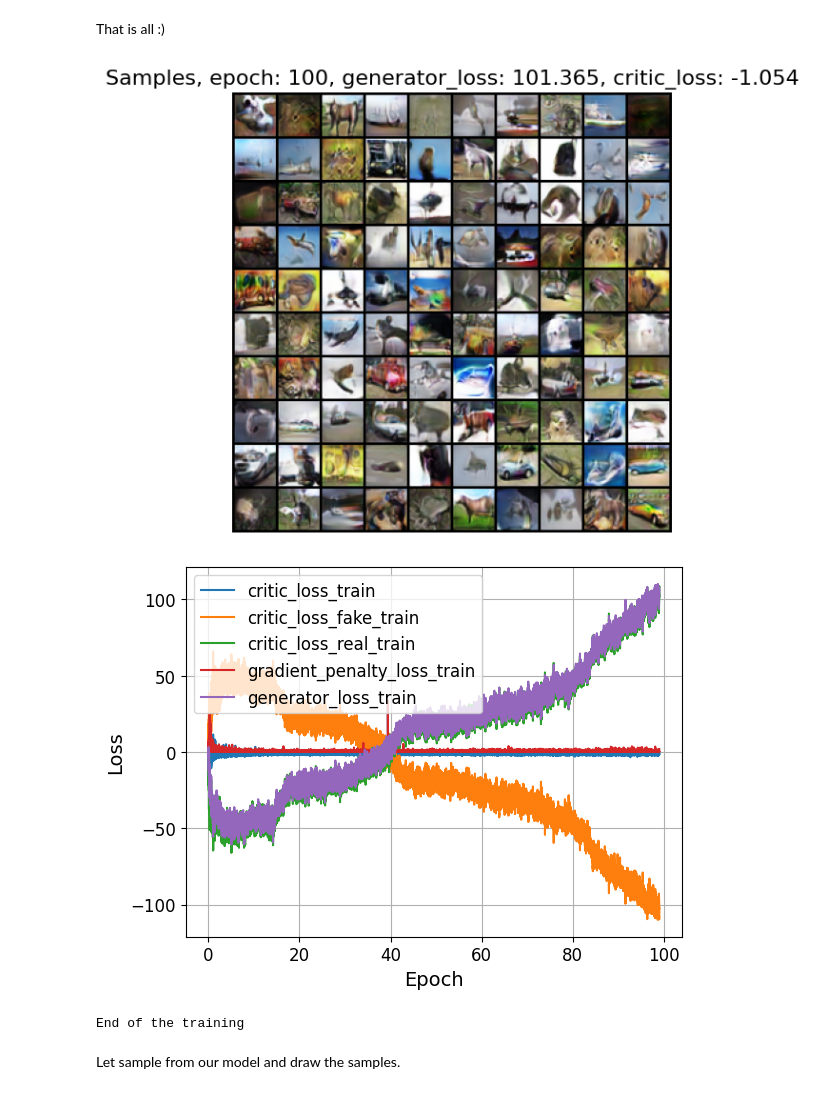
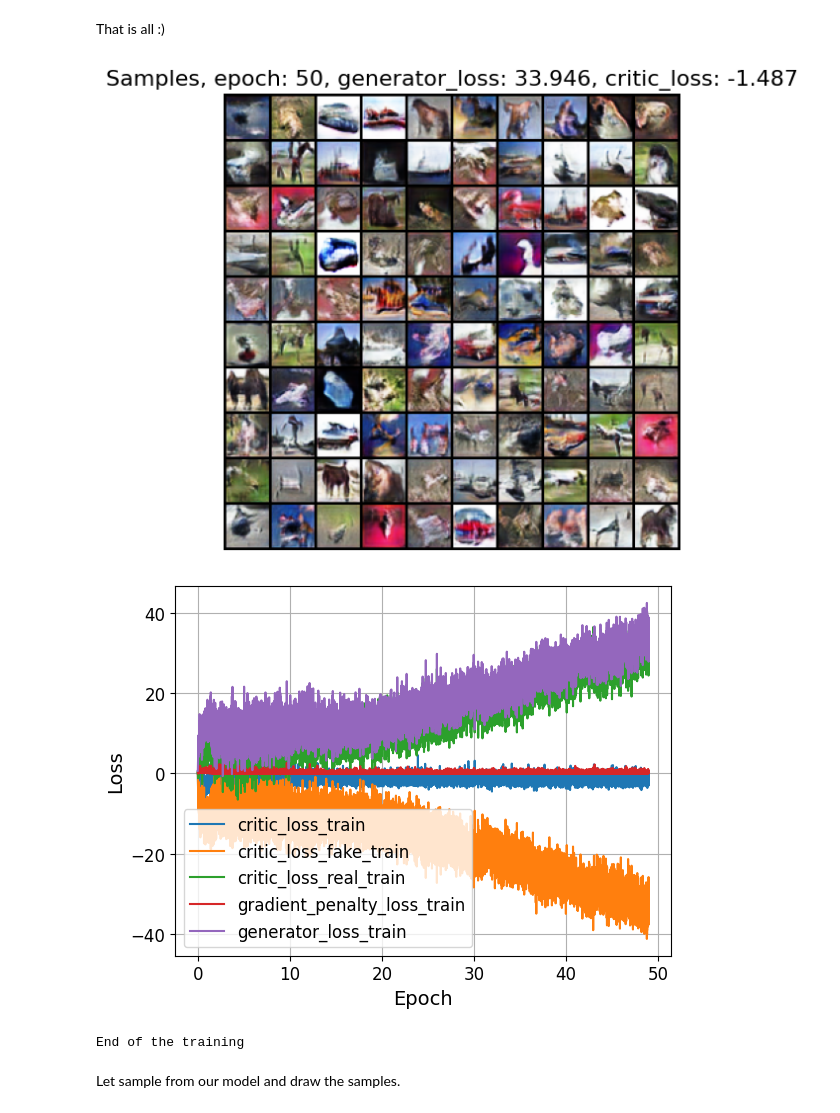
Before and after one commit to fantdali/2025-DGM-MIPT-YSDA-course, a Jupyter notebook: homeworks/hw3.ipynb, the cells around one changed output. Saved outputs shown, nothing was run; the diff lists cells and outputs as text; code cells hidden in the pictures.

```diff
--- a/homeworks/hw3.ipynb
+++ b/homeworks/hw3.ipynb
@@ -841,6 +1020,14 @@ def test_wgan():
     assert isinstance(loss, dict)
 
 test_wgan()
+# %%
+def normalize_data(data):
+    data = torch.from_numpy(data).float()
+    data = data * 2 - 1
+    return data
+
+train_data_normilized = normalize_data(train_data)
+test_data_normilized = normalize_data(test_data)
 # %%
 # ====
 # your code
@@ -930,7 +1120,10 @@ class WGAN_GP(WGAN):
         # 1) sample t
         # 2) create x_t (be careful about shapes)
         # 3) apply critic to x_t
-
+        t = torch.rand(batch_size, 1, 1, 1).to(real_data.device)
+        x_t = t * real_data + (1 - t) * fake_data
+        x_t.requires_grad_(True)
+        d_output = self.discriminator(x_t)
         # ====
         gradients = torch.autograd.grad(
             outputs=d_output,
@@ -940,19 +1133,28 @@ class WGAN_GP(WGAN):
             retain_graph=True,
         )[0]
 
-        gradients = gradients.reshape(batch_size, -1)
+        gradients = gradients.reshape(batch_size, -1) # (batch_size, output_dim)
         # ====
         # your code
         # compute gradient norm
-
+        gradients_norm = gradients.norm(2, dim=1)
         # ====
         return ((gradients_norm - 1) ** 2).mean()
 
     def loss_discriminator(self, x: torch.Tensor) -> dict:
-        fake_data = self.sample(x.shape[0])
+        with torch.no_grad():
+            normal = torch.randn(size=[x.shape[0], self.input_size], device=self.device)
+            fake_data = self(normal)
         # ====
         # your code
         # calculate critic loss (both terms)
+        fake_scores = self.discriminator(fake_data)
+        real_scores = self.discriminator(x)
+
+        d_loss_fake = fake_scores.mean()
+        d_loss_real = -real_scores.mean()
+        gp = self.gradient_penalty(x, fake_data)
+        d_loss = d_loss_fake + d_loss_real + self.gp_weight * gp
 
         # ====
         losses = {
@@ -967,41 +1169,41 @@ That is all :)
 # %%
 # ====
 # your code
 # choose these parameters
-BATCH_SIZE =
-N_CHANNELS =
-EPOCHS =
-CRITIC_STEPS =
-GP_WEIGHT =
-LR =
+BATCH_SIZE = 64
+N_CHANNELS = 64
+EPOCHS = 50
+CRITIC_STEPS = 3
+GP_WEIGHT = 2.0
+LR = 1e-4
 # ====
 
-train_loader = data.DataLoader(train_data, batch_size=BATCH_SIZE, shuffle=True)
+train_loader = data.DataLoader(train_data_normilized, batch_size=BATCH_SIZE, shuffle=True)
 wgan_gp = WGAN_GP(gp_weight=GP_WEIGHT, input_size=128, n_channels=N_CHANNELS)
 
 # ====
 # your code
 # choose any optimizer as you want
 generator_optimizer = torch.optim.Adam(wgan_gp.generator.parameters(), lr=LR, betas=(0.0, 0.9))
 discriminator_optimizer = torch.optim.Adam(wgan_gp.discriminator.parameters(), lr=LR, betas=(0.0, 0.9))
 # ====
 
 train_adversarial(
     wgan_gp,
     train_loader,
     epochs=EPOCHS,
     d_steps=CRITIC_STEPS,
     generator_optimizer=generator_optimizer,
     discriminator_optimizer=discriminator_optimizer,
     device=DEVICE,
     generator_loss_key="generator_loss",
     discriminator_loss_key="critic_loss",
     n_samples=100,
     visualize_samples=True
 )
 # %% [output]
-[figure, old version]
+[figure, new version]
-[figure, old version]
+[figure, new version]
 End of the training
 # %% [markdown]
 Let sample from our model and draw the samples.
```
Also changed, not shown: parts of 25 cells of this notebook, 1 other file.
